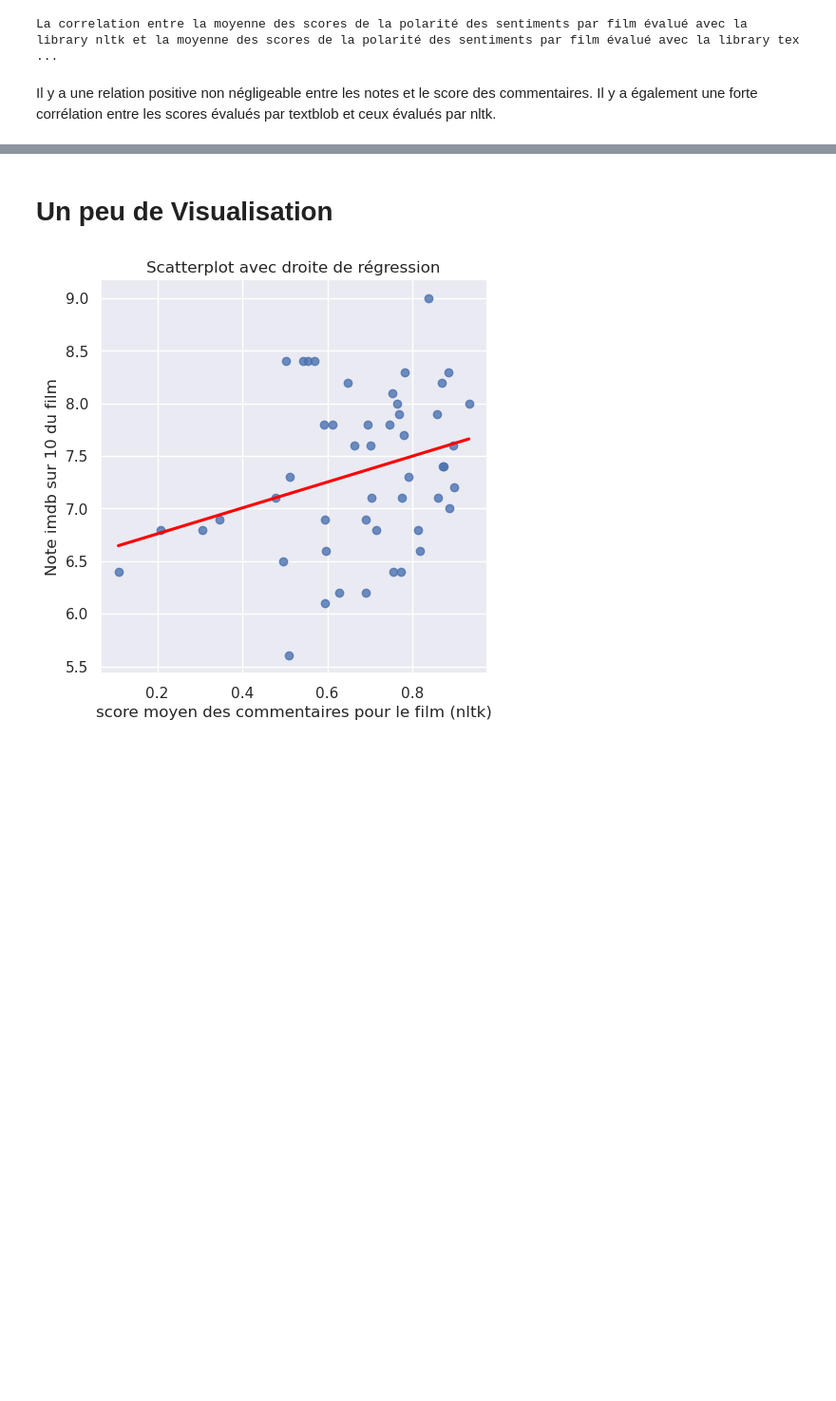
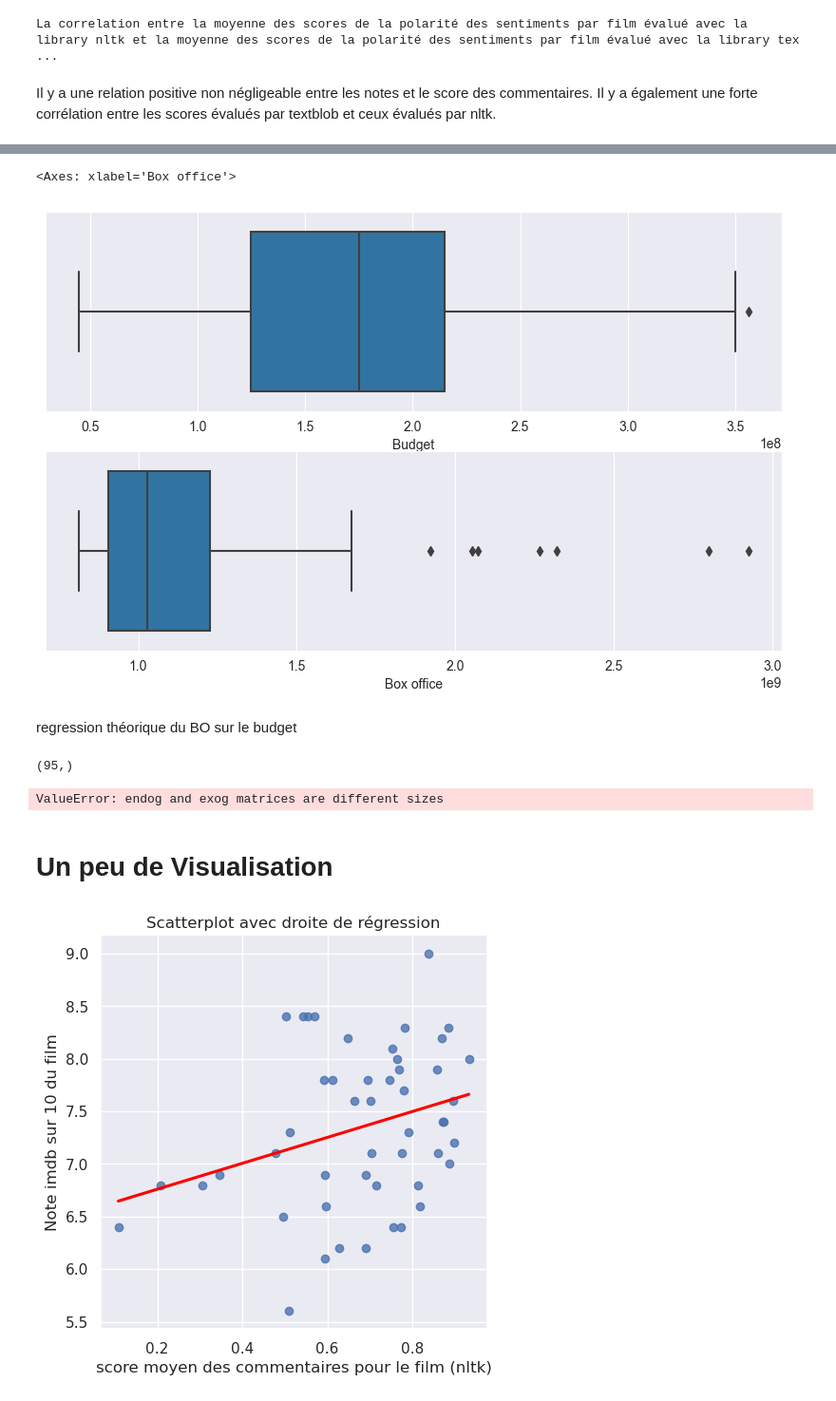
Before and after one commit to LouisArmand0/Projet_Python, a Jupyter notebook: NLP.ipynb, the cells around one changed output, grey strips where cells are left out. Shown at 95% size. Cells and saved outputs as stored; diff of their text form; code cells hidden in the pictures; blank space fills up the shorter version.

```diff
--- a/NLP.ipynb
+++ b/NLP.ipynb
@@ -290,3 +367,32 @@ Il y a une relation positive non négligeable entre les notes et le score des co
+# %%
+plt.figure(1, (10,6))
+
+#1er boxplot
+plt.subplot(2,1,1)
+sns.boxplot(x=df.groupby('Film')['Budget'].mean())
+
+#2eme boxplot
+plt.subplot(2,1,2)
+sns.boxplot(x=df.groupby('Film')['Box office'].mean())
+# %% [output]
+<Axes: xlabel='Box office'>
+[figure, added]
+# %% [markdown]
+regression théorique du BO sur le budget
+# %%
+Y.shape
+# %% [output]
+(95,)
+# %%
+import statsmodels.api as sm
+X = budget
+Y = box_office
+#X = sm.add_constant(X)
+model = sm.OLS(X,Y)
+results = model.fit()
+results.params
+# %% [output]
+ValueError: endog and exog matrices are different sizes
 # %% [markdown]
 # Un peu de Visualisation
 # %%
```
Also changed, not shown: parts of 21 cells of this notebook, 1 other file.
